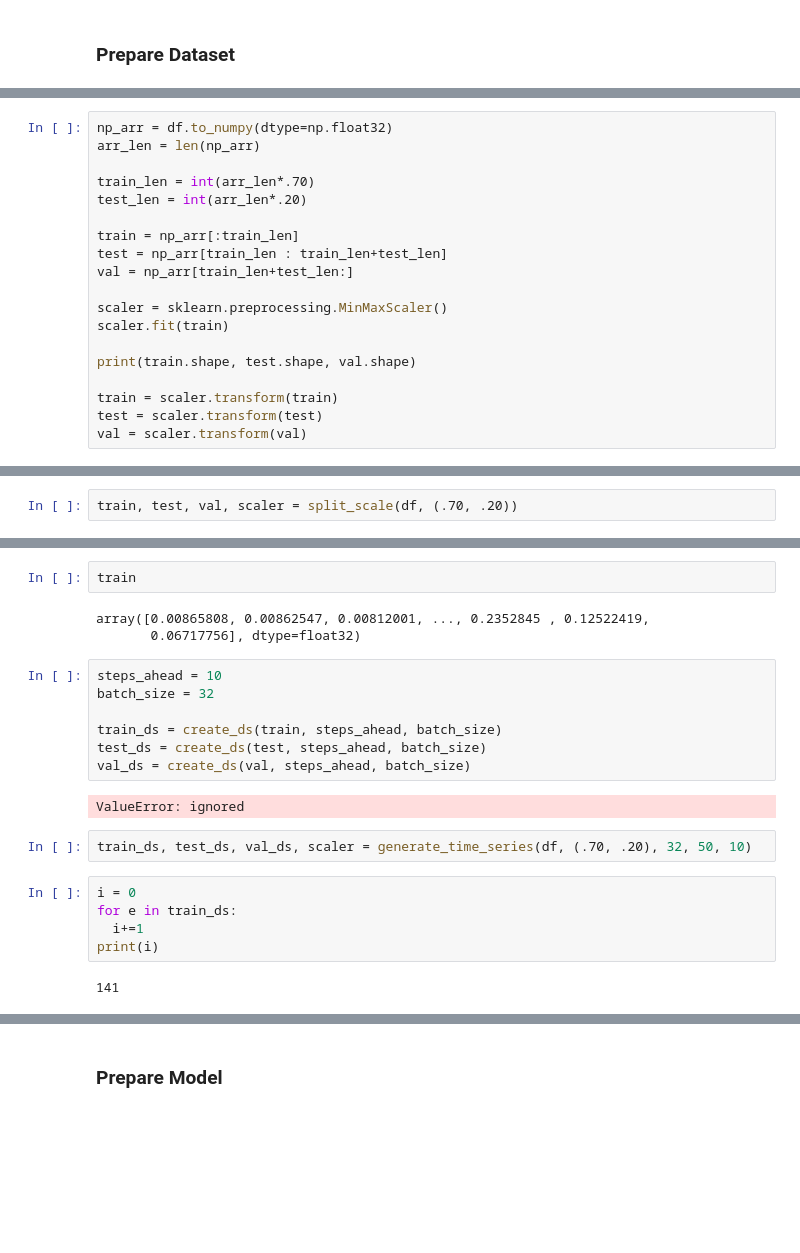
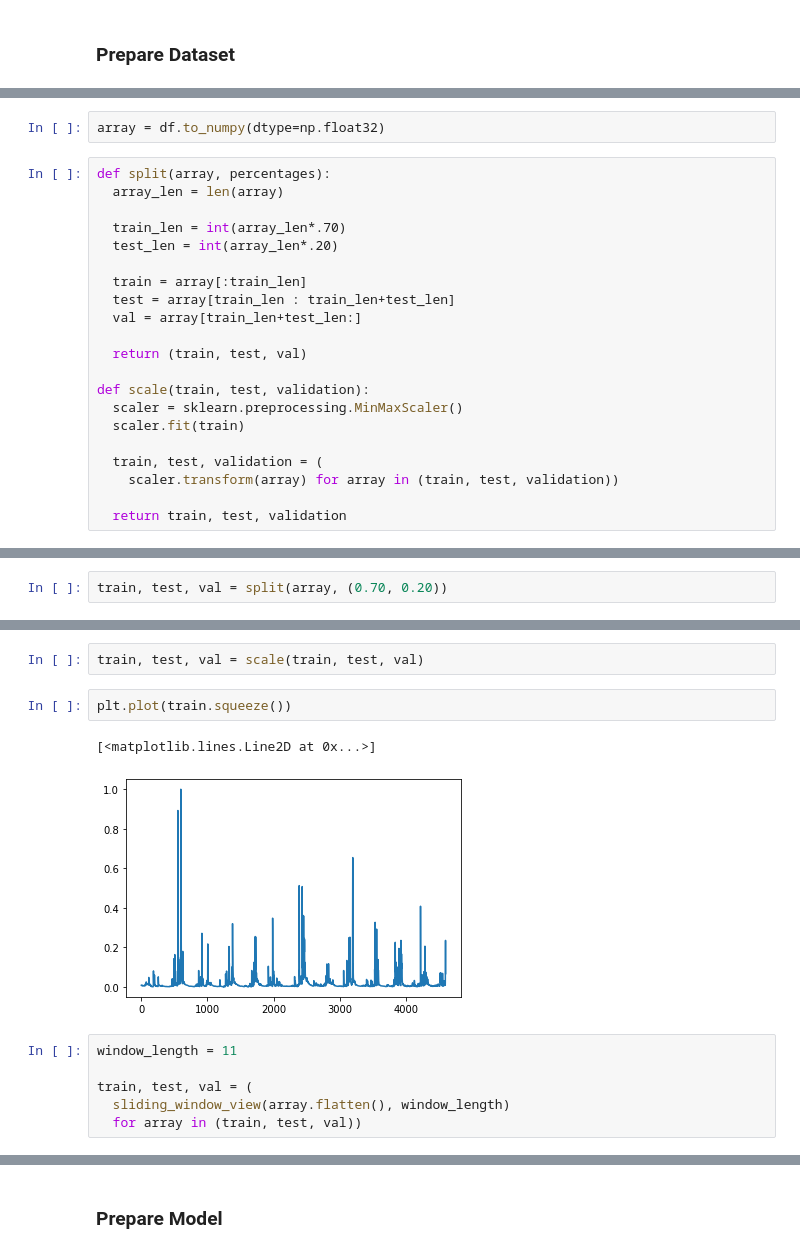
Before and after one commit to mtcarbon/stream_flow_rnns, a Jupyter notebook: notebooks/wavenet_handson_ml2.ipynb, the cells around one changed output, grey strips where cells are left out. Saved outputs shown, nothing was run; the diff lists cells and outputs as text; blank space fills up the shorter version.

Commit message:
Processed data with numpy

```diff
--- a/notebooks/wavenet_handson_ml2.ipynb
+++ b/notebooks/wavenet_handson_ml2.ipynb
@@ -74,19 +68,23 @@ np_arr.shape
+# %%
+array = df.to_numpy(dtype=np.float32)
 # %%
-np_arr = df.to_numpy(dtype=np.float32)
-arr_len = len(np_arr)
+def split(array, percentages):
+  array_len = len(array)
 
-train_len = int(arr_len*.70)
-test_len = int(arr_len*.20)
+  train_len = int(array_len*.70)
+  test_len = int(array_len*.20)
 
-train = np_arr[:train_len]
-test = np_arr[train_len : train_len+test_len]
-val = np_arr[train_len+test_len:]
+  train = array[:train_len]
+  test = array[train_len : train_len+test_len]
+  val = array[train_len+test_len:]
 
-scaler = sklearn.preprocessing.MinMaxScaler()
-scaler.fit(train)
+  return (train, test, val)
 
-print(train.shape, test.shape, val.shape)
+def scale(train, test, validation):
+  scaler = sklearn.preprocessing.MinMaxScaler()
+  scaler.fit(train)
 
-train = scaler.transform(train)
-test = scaler.transform(test)
-val = scaler.transform(val)
+  train, test, validation = (
+    scaler.transform(array) for array in (train, test, validation))
+
+  return train, test, validation
@@ -150,2 +91,2 @@ def split_scale(df, pcts):
 # %%
-train, test, val, scaler = split_scale(df, (.70, .20))
+train, test, val = split(array, (0.70, 0.20))
@@ -162,23 +93,13 @@ def create_ds(np_arr, steps_ahead, bs):
-# %%
-train
-# %% [output]
-array([0.00865808, 0.00862547, 0.00812001, ..., 0.2352845 , 0.12522419,
-       0.06717756], dtype=float32)
-# %%
-steps_ahead = 10
-batch_size = 32
-
-train_ds = create_ds(train, steps_ahead, batch_size)
-test_ds = create_ds(test, steps_ahead, batch_size)
-val_ds = create_ds(val, steps_ahead, batch_size)
-# %% [output]
-ValueError: ignored
-# %%
-train_ds, test_ds, val_ds, scaler = generate_time_series(df, (.70, .20), 32, 50, 10)
-# %%
-i = 0
-for e in train_ds:
-  i+=1
-print(i)
-# %% [output]
-141
+# %%
+train, test, val = scale(train, test, val)
+# %%
+plt.plot(train.squeeze())
+# %% [output]
+[<matplotlib.lines.Line2D at 0x...>]
+[figure, added]
+# %%
+window_length = 11
+
+train, test, val = (
+  sliding_window_view(array.flatten(), window_length)
+  for array in (train, test, val))
```
Also changed, not shown: parts of 14 cells of this notebook.
